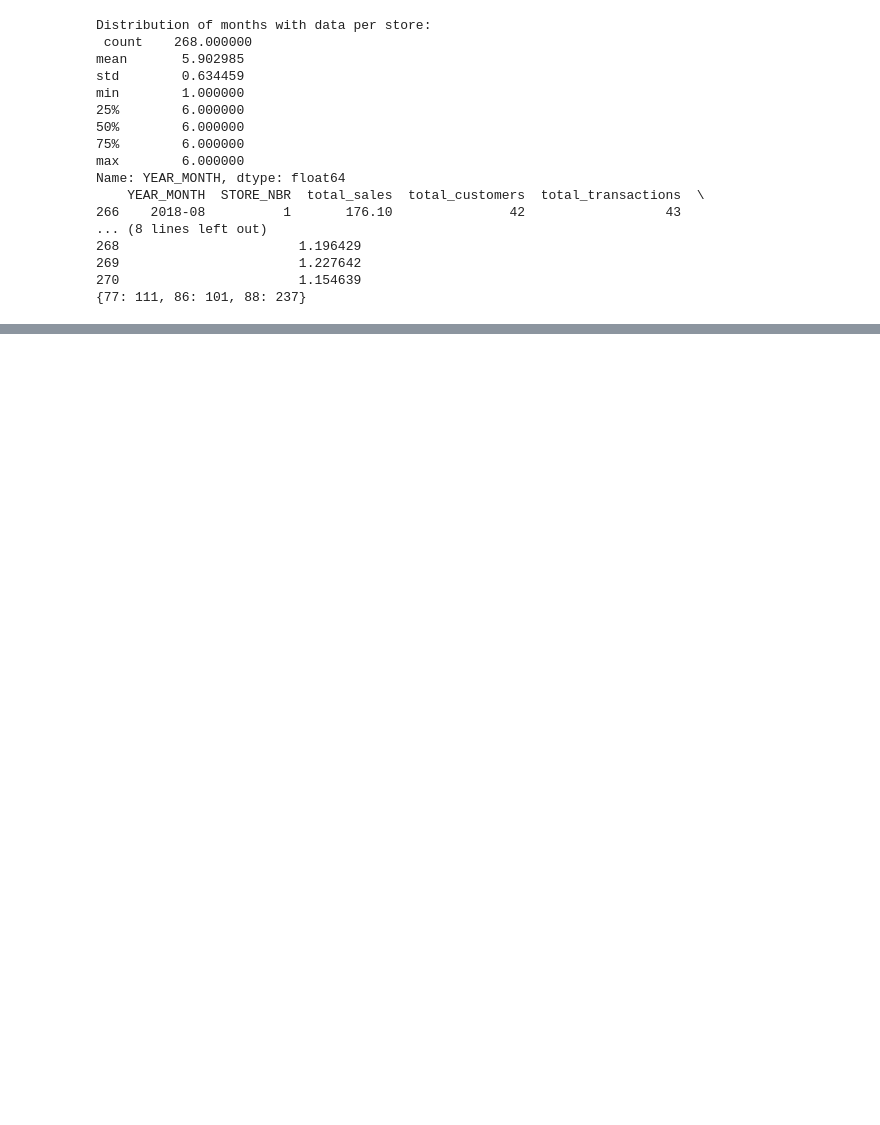
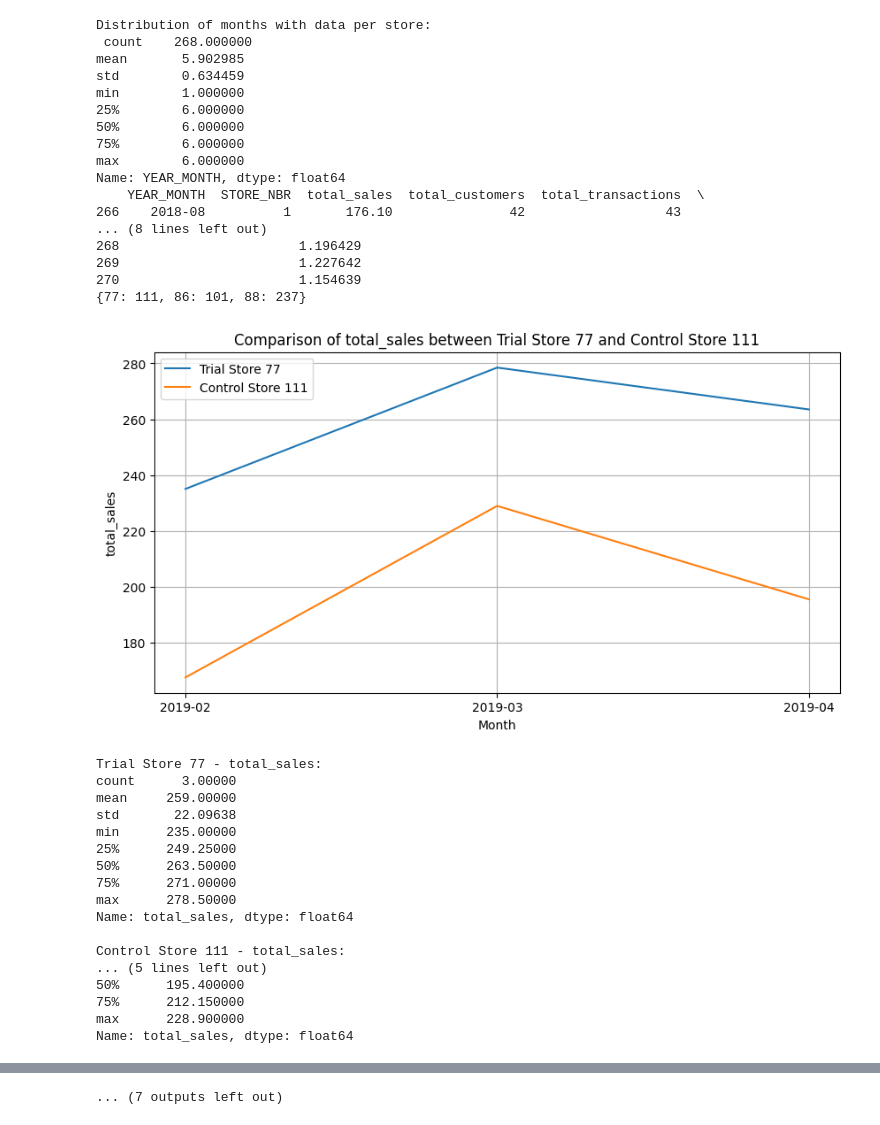
Before and after one commit to jd-silva/quantium-retail-analysis, a Jupyter notebook: store_analysis.ipynb, the cells around one changed output, grey strips where cells are left out. Drawn from its saved outputs; the diff is of its cells as text; code cells hidden in the pictures; blank space fills up the shorter version.

Commit message:
Added assessment of the trial with visualization of results

```diff
--- a/store_analysis.ipynb
+++ b/store_analysis.ipynb
@@ -2,6 +2,8 @@
 import pandas as pd
 from scipy.spatial.distance import euclidean
 from scipy.stats import zscore
+import matplotlib.pyplot as plt
+
 
 # Load the dataset
 file_path = 'QVI_data.csv'
@@ -83,30 +85,85 @@ def find_best_control_store(trial_store):
         for rank, store in enumerate(sorted_stores):
             store_scores[store] += rank
 
     best_control_store = int(min(store_scores, key=store_scores.get, default=None))
     return best_control_store
 
 # Find best control stores for each trial store
 trial_stores = [77, 86, 88]
 control_stores = {trial_store: find_best_control_store(trial_store) for trial_store in trial_stores}
 
 # Display the selected control stores
 print(control_stores)
+
+# Define the trial period
+trial_period_start = '2019-02'
+trial_period_end = '2019-04'
+
+# Filter data for the trial period
+trial_period = monthly_data[(monthly_data['YEAR_MONTH'] >= trial_period_start) &
+                            (monthly_data['YEAR_MONTH'] <= trial_period_end)]
+
+def compare_stores(trial_store, control_store, metric):
+    trial_data = trial_period[trial_period['STORE_NBR'] == trial_store].set_index('YEAR_MONTH')[metric]
+    control_data = trial_period[trial_period['STORE_NBR'] == control_store].set_index('YEAR_MONTH')[metric]
+
+    # Convert Period index to string for plotting
+    trial_data.index = trial_data.index.astype(str)
+    control_data.index = control_data.index.astype(str)
+
+    # Plot the data for comparison
+    plt.figure(figsize=(10, 5))
+    plt.plot(trial_data.index, trial_data.values, label=f'Trial Store {trial_store}')
+    plt.plot(control_data.index, control_data.values, label=f'Control Store {control_store}')
+    plt.title(f'Comparison of {metric} between Trial Store {trial_store} and Control Store {control_store}')
+    plt.xlabel('Month')
+    plt.ylabel(metric)
+    plt.legend()
+    plt.grid(True)
+    plt.show()
+
+    # Print summary statistics for the trial period
+    print(f"Trial Store {trial_store} - {metric}:\n{trial_data.describe()}\n")
+    print(f"Control Store {control_store} - {metric}:\n{control_data.describe()}\n")
+
+# Compare total sales, total customers, and average transactions per customer for each trial-control store pair
+for trial_store, control_store in control_stores.items():
+    compare_stores(trial_store, control_store, 'total_sales')
+    compare_stores(trial_store, control_store, 'total_customers')
+    compare_stores(trial_store, control_store, 'avg_transactions_per_customer')
 # %% [output]
 Distribution of months with data per store:
  count    268.000000
 mean       5.902985
 std        0.634459
 min        1.000000
 25%        6.000000
 50%        6.000000
 75%        6.000000
 max        6.000000
 Name: YEAR_MONTH, dtype: float64
     YEAR_MONTH  STORE_NBR  total_sales  total_customers  total_transactions  \
 266    2018-08          1       176.10               42                  43
 ... (8 lines left out)
 268                       1.196429
 269                       1.227642
 270                       1.154639
 {77: 111, 86: 101, 88: 237}
+[figure, added]
+Trial Store 77 - total_sales:
+count      3.00000
+mean     259.00000
+std       22.09638
+min      235.00000
+25%      249.25000
+50%      263.50000
+75%      271.00000
+max      278.50000
+Name: total_sales, dtype: float64
+
+Control Store 111 - total_sales:
+... (5 lines left out)
+50%      195.400000
+75%      212.150000
+max      228.900000
+Name: total_sales, dtype: float64
@@ -112,0 +243 @@ Name: YEAR_MONTH, dtype: float64
+... (7 outputs left out)
```
Also changed, not shown: parts of 1 cell of this notebook.
